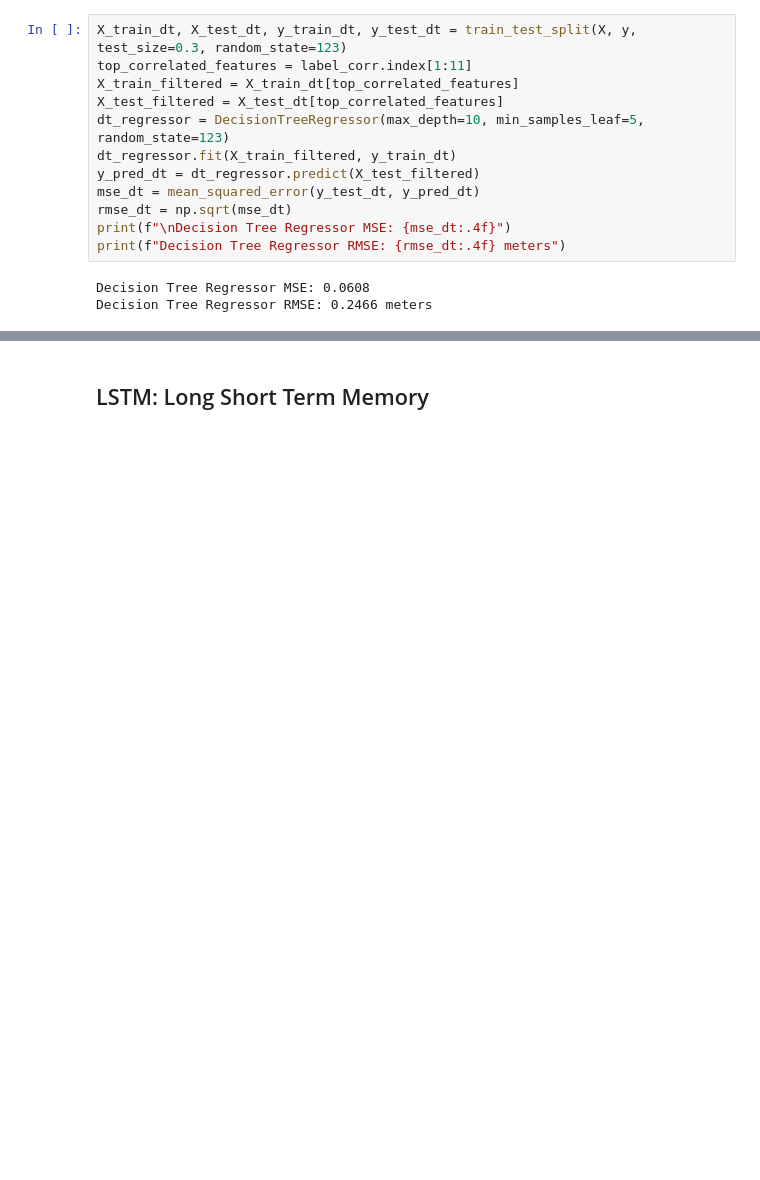
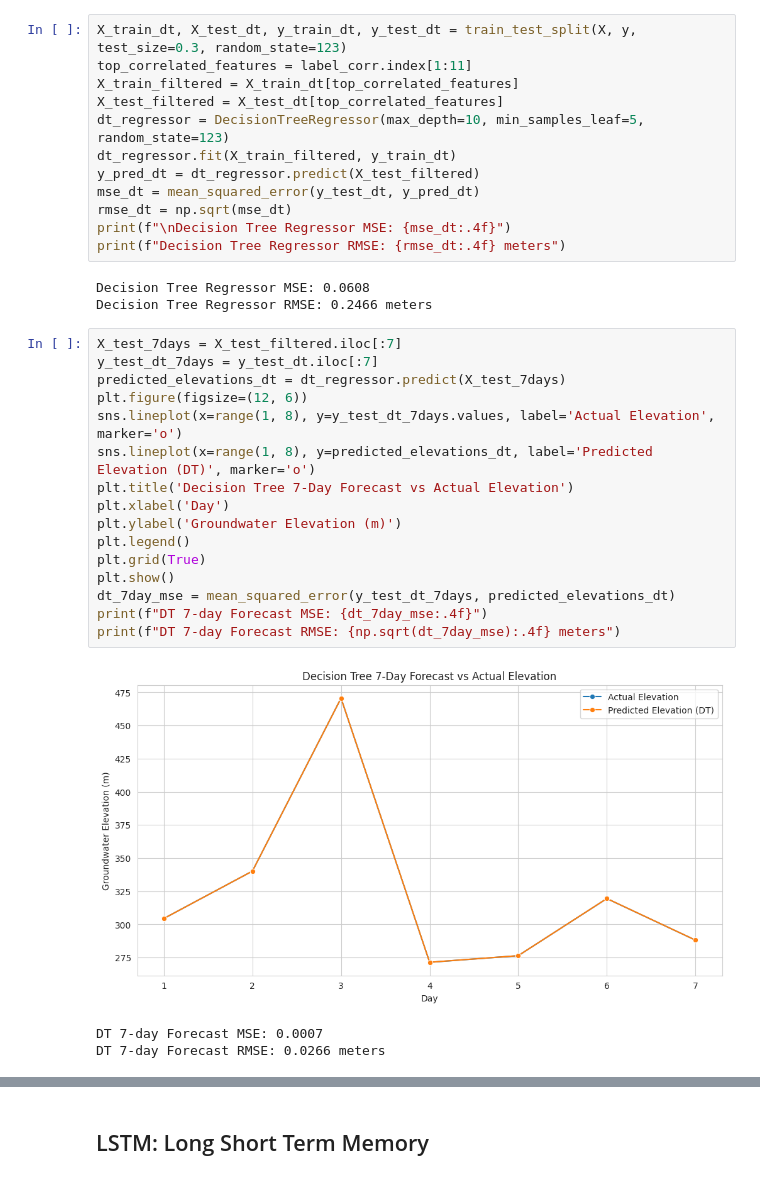
Before and after one commit to Break-Through-Tech/Microsoft-4B-groundwater-timeseries-prediction-using-AI, a Jupyter notebook: notebooks/model_evaluation.ipynb, the cells around one changed output, grey strips where cells are left out. Drawn from its saved outputs; the diff is of its cells as text; blank space fills up the shorter version.

```diff
--- a/notebooks/model_evaluation.ipynb
+++ b/notebooks/model_evaluation.ipynb
@@ -1008,3 +1014,23 @@ print(f"Decision Tree Regressor RMSE: {rmse_dt:.4f} meters")
 # %% [output]
 Decision Tree Regressor MSE: 0.0608
 Decision Tree Regressor RMSE: 0.2466 meters
+# %%
+X_test_7days = X_test_filtered.iloc[:7]
+y_test_dt_7days = y_test_dt.iloc[:7]
+predicted_elevations_dt = dt_regressor.predict(X_test_7days)
+plt.figure(figsize=(12, 6))
+sns.lineplot(x=range(1, 8), y=y_test_dt_7days.values, label='Actual Elevation', marker='o')
+sns.lineplot(x=range(1, 8), y=predicted_elevations_dt, label='Predicted Elevation (DT)', marker='o')
+plt.title('Decision Tree 7-Day Forecast vs Actual Elevation')
+plt.xlabel('Day')
+plt.ylabel('Groundwater Elevation (m)')
+plt.legend()
+plt.grid(True)
+plt.show()
+dt_7day_mse = mean_squared_error(y_test_dt_7days, predicted_elevations_dt)
+print(f"DT 7-day Forecast MSE: {dt_7day_mse:.4f}")
+print(f"DT 7-day Forecast RMSE: {np.sqrt(dt_7day_mse):.4f} meters")
+# %% [output]
+[figure, added]
+DT 7-day Forecast MSE: 0.0007
+DT 7-day Forecast RMSE: 0.0266 meters
```
Also changed, not shown: parts of 8 cells of this notebook.
